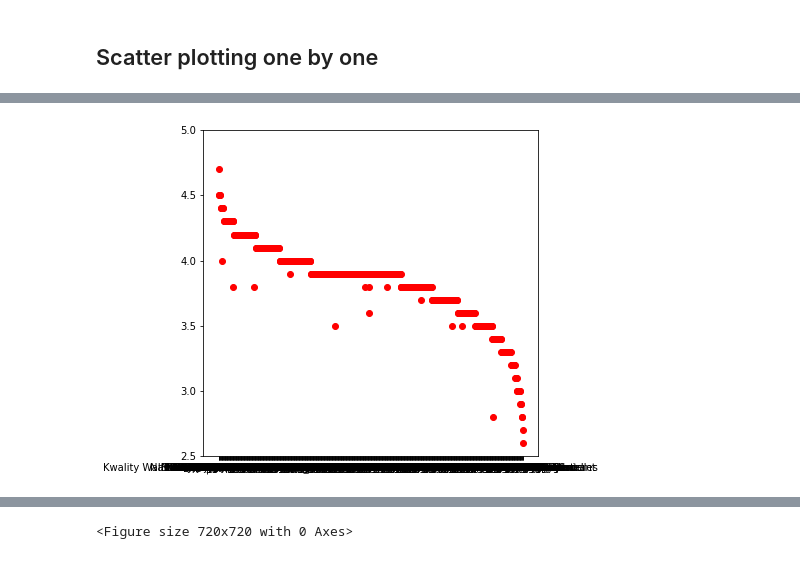
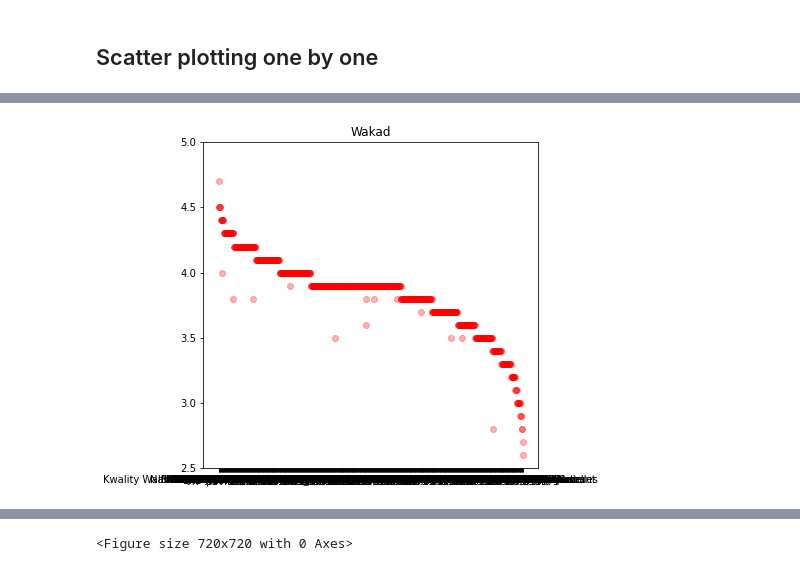
Before and after one commit to Ruthik27/Bed_Rest_and_Order_Services, a Jupyter notebook: new_data_zomato.ipynb, the cells around one changed output, grey strips where cells are left out. Cells and saved outputs as stored; diff of their text form; code cells hidden in the pictures.

```diff
--- a/new_data_zomato.ipynb
+++ b/new_data_zomato.ipynb
@@ -243,12 +269,11 @@ plt.show()
 # %%
 plt.figure(figsize=(6,6))
 x = wakad_ratings['Name']
 y1 = wakad_ratings['ratings']
-
+plt.title("Wakad")
 axes = plt.gca()
 axes.set_ylim([2.5,5.0])
-
-plt.scatter(x, y1, color='r')
+plt.scatter(x, y1, color='r',alpha=0.3)
 plt.show()
 # %% [output]
-[figure, old version]
+[figure, new version]
```
Also changed, not shown: parts of 34 cells of this notebook.
